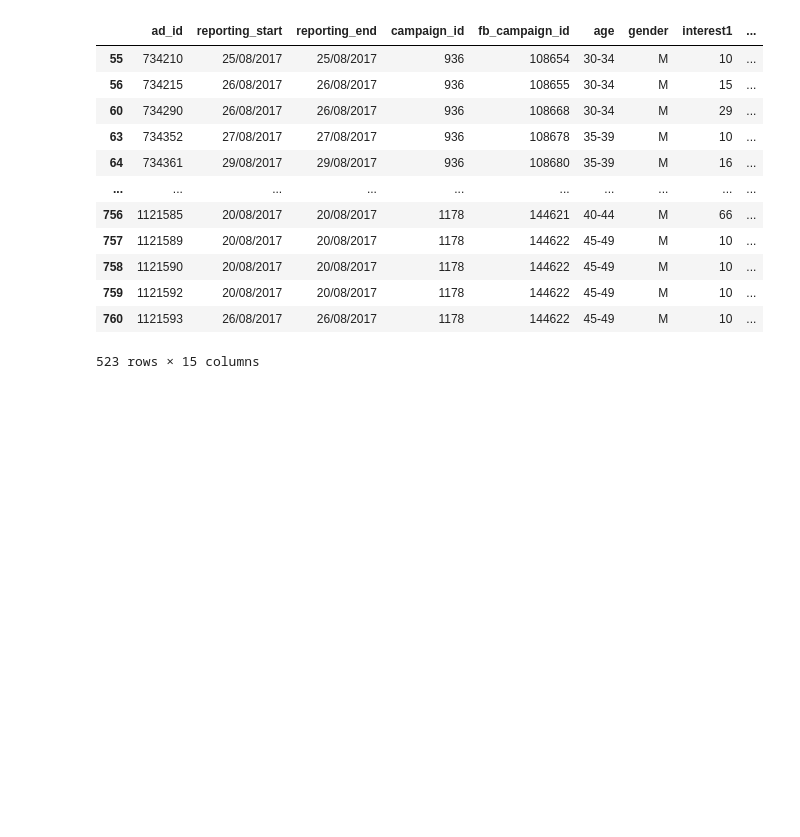
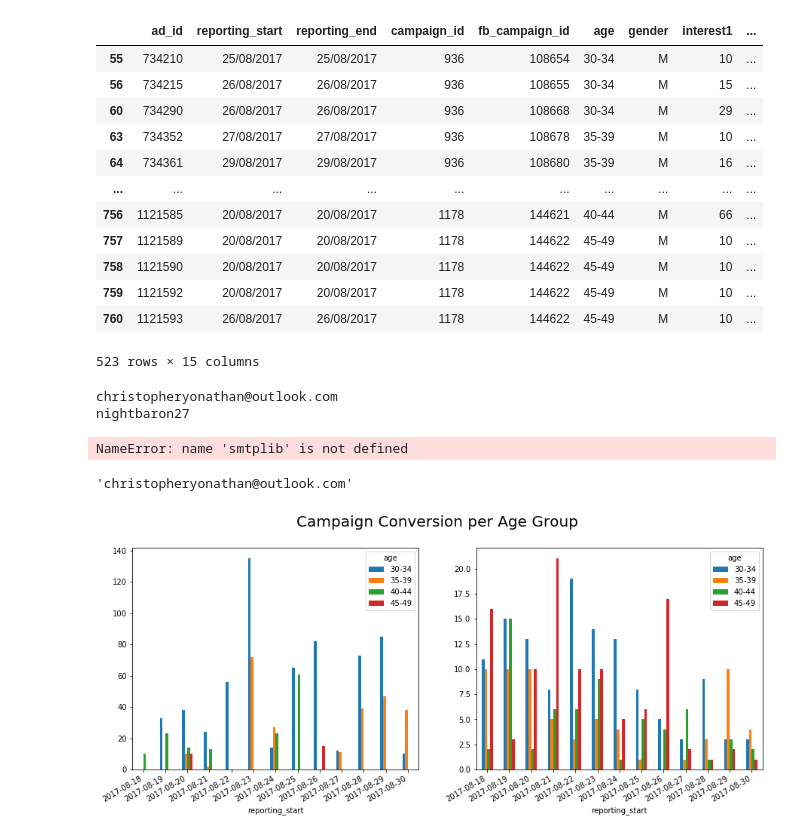
Before and after one commit to christyonathan/automatic_email_algoritma, a Jupyter notebook: notebook.ipynb, the cells around one changed output. Drawn from its saved outputs; the diff is of its cells as text; code cells hidden in the pictures; blank space fills up the shorter version.

```diff
--- a/notebook.ipynb
+++ b/notebook.ipynb
@@ -67,3 +67,22 @@ cpc['CPC'] = cpc['spent']/cpc['total_conversion']
 cpc_each = dict()
 for each in id:
     cpc_each[each] = round(float(cpc[cpc.index == each]['CPC']), 2)
+# %%
+import os
+print(os.environ['EMAIL_ADDRESS'])
+print(os.environ['EMAIL_PASSWORD'])
+# %% [output]
+christopheryonathan@outlook.com
+nightbaron27
+# %%
+EMAIL = os.environ['EMAIL_ADDRESS']
+PASSWORD = os.environ['EMAIL_PASSWORD']
+
+s = smtplib.SMTP("smtp.office365.com",587)
+s.starttls() #Puts connection to SMTP server in TLS mode
+s.login(EMAIL, PASSWORD)
+
+msg = "\nsent with python for testing purpose"
+s.sendmail(from_addr=EMAIL,to_addrs=["tanesya@algorit.ma", "christopheryonathan@outlook.com"], msg=msg)
+# %% [output]
+NameError: name 'smtplib' is not defined
@@ -69,0 +92,5 @@ for each in id:
+# %%
+import os
+os.environ['EMAIL_ADDRESS']
+# %% [output]
+'christopheryonathan@outlook.com'
@@ -69,0 +100,22 @@ for each in id:
+# %%
+fb = pd.read_csv(file_path, parse_dates=[1,2])
+campaigns = fb[fb['campaign_id'].isin(id)]
+campaigns = campaigns[campaigns.spent > 0]
+
+  # Create a grouped dataframe based on campaign id, age group, and reporting date
+  # Calculate the total converision of each group
+grouped = campaigns.groupby(by=['campaign_id', 'age', 'reporting_start'], as_index=False)['total_conversion'].sum()
+
+fig = plt.figure(1, figsize=(15,6))
+for i, campaign in enumerate(grouped.campaign_id.unique()):
+    plt.subplot(1, len(id), i+1)
+
+    df = grouped[grouped['campaign_id'] == campaign].loc[:,['age', 'reporting_start', 'total_conversion']]
+    df['reporting_start'] = df['reporting_start'].dt.date
+    pivot = df.pivot(index='reporting_start', columns='age', values='total_conversion').fillna(0)
+    pivot.plot.bar(ax=plt.gca())
+
+fig.suptitle('Campaign Conversion per Age Group', fontsize=20)
+fig.autofmt_xdate()
+# %% [output]
+[figure, added]
```
Also changed, not shown: parts of 5 cells of this notebook, 4 other files.
